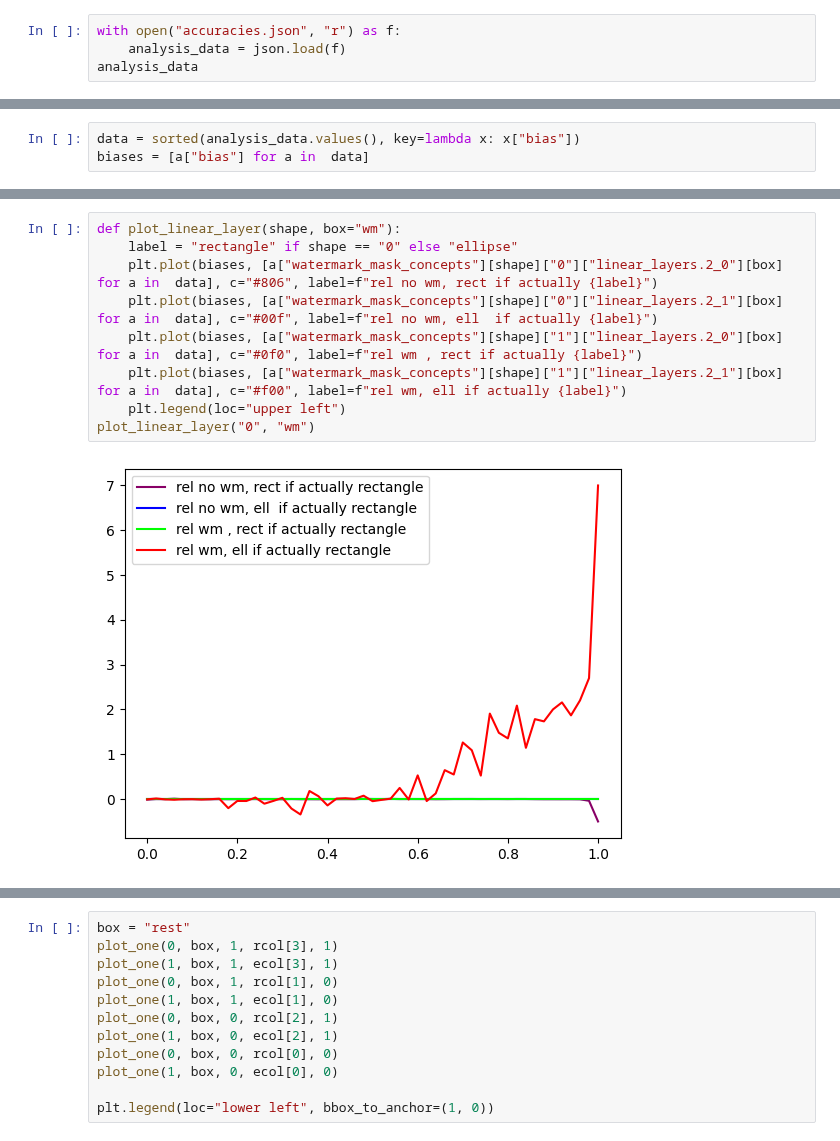
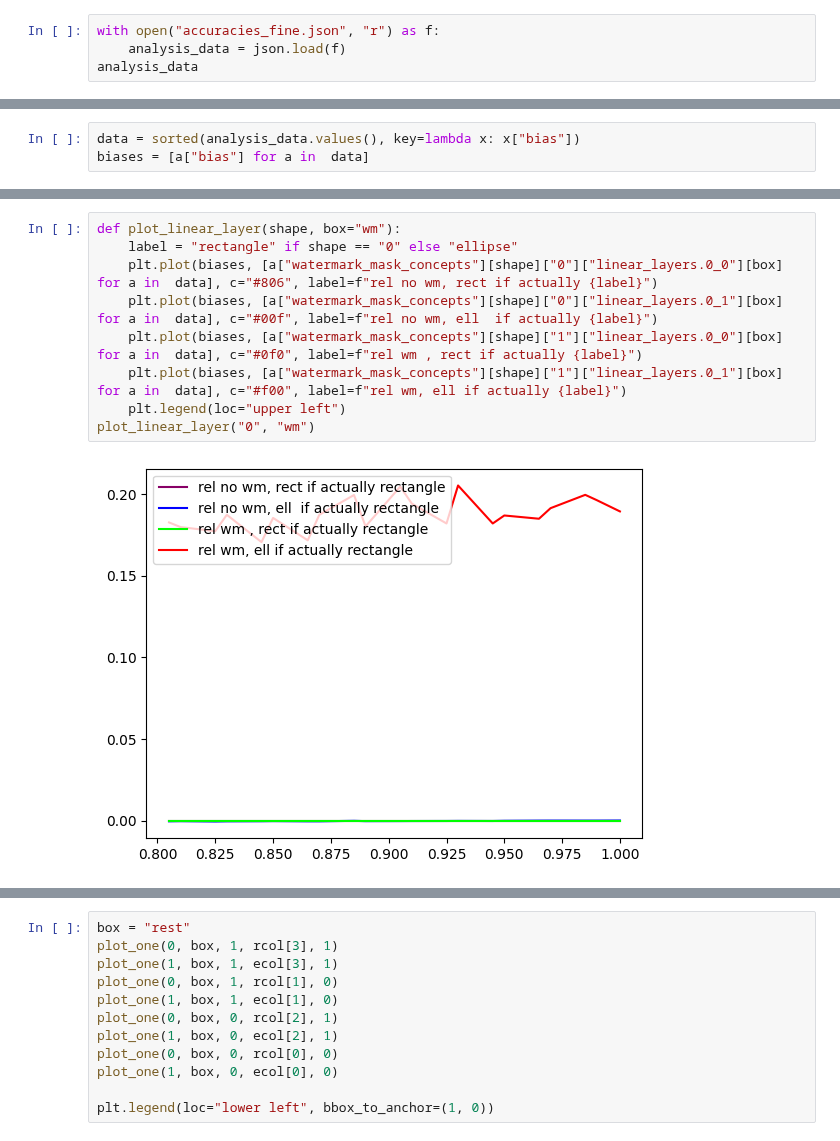
Before and after one commit to lillijo/xai-evaluation-master-thesis, a Jupyter notebook: formalize-experiment/accuracy_analysis.ipynb, the cells around one changed output, grey strips where cells are left out. Saved outputs shown, nothing was run; the diff lists cells and outputs as text.

```diff
--- a/formalize-experiment/accuracy_analysis.ipynb
+++ b/formalize-experiment/accuracy_analysis.ipynb
@@ -76,5 +93,5 @@ plot_accs()
 # %%
-with open("accuracies.json", "r") as f:
+with open("accuracies_fine.json", "r") as f:
     analysis_data = json.load(f)
 analysis_data
 # %% [output]
@@ -117,14 +134,14 @@ plot_accs(1)
 # %%
 def plot_linear_layer(shape, box="wm"):
     label = "rectangle" if shape == "0" else "ellipse"
-    plt.plot(biases, [a["watermark_mask_concepts"][shape]["0"]["linear_layers.2_0"][box] for a in  data], c="#806", label=f"rel no wm, rect if actually {label}")
-    plt.plot(biases, [a["watermark_mask_concepts"][shape]["0"]["linear_layers.2_1"][box] for a in  data], c="#00f", label=f"rel no wm, ell  if actually {label}")
-    plt.plot(biases, [a["watermark_mask_concepts"][shape]["1"]["linear_layers.2_0"][box] for a in  data], c="#0f0", label=f"rel wm , rect if actually {label}")
-    plt.plot(biases, [a["watermark_mask_concepts"][shape]["1"]["linear_layers.2_1"][box] for a in  data], c="#f00", label=f"rel wm, ell if actually {label}")
+    plt.plot(biases, [a["watermark_mask_concepts"][shape]["0"]["linear_layers.0_0"][box] for a in  data], c="#806", label=f"rel no wm, rect if actually {label}")
+    plt.plot(biases, [a["watermark_mask_concepts"][shape]["0"]["linear_layers.0_1"][box] for a in  data], c="#00f", label=f"rel no wm, ell  if actually {label}")
+    plt.plot(biases, [a["watermark_mask_concepts"][shape]["1"]["linear_layers.0_0"][box] for a in  data], c="#0f0", label=f"rel wm , rect if actually {label}")
+    plt.plot(biases, [a["watermark_mask_concepts"][shape]["1"]["linear_layers.0_1"][box] for a in  data], c="#f00", label=f"rel wm, ell if actually {label}")
     plt.legend(loc="upper left")
 plot_linear_layer("0", "wm")
 # %% [output]
-[figure, old version]
+[figure, new version]
 # %%
 rcol = ["#fb6a4a", "#bcbddc", "#c7e9c0", "#3182bd"]
 ecol = ["#a50f15", "#9e9ac8", "#a1d99b", "#08519c"]
```
Also changed, not shown: parts of 12 cells of this notebook, 16 other files.
